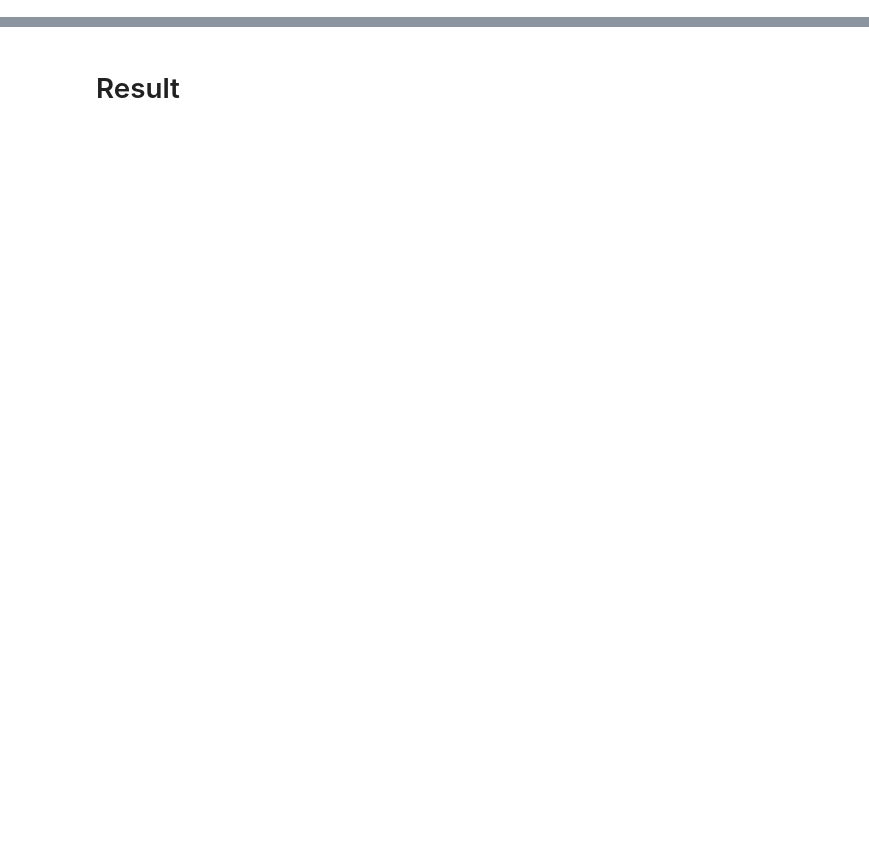
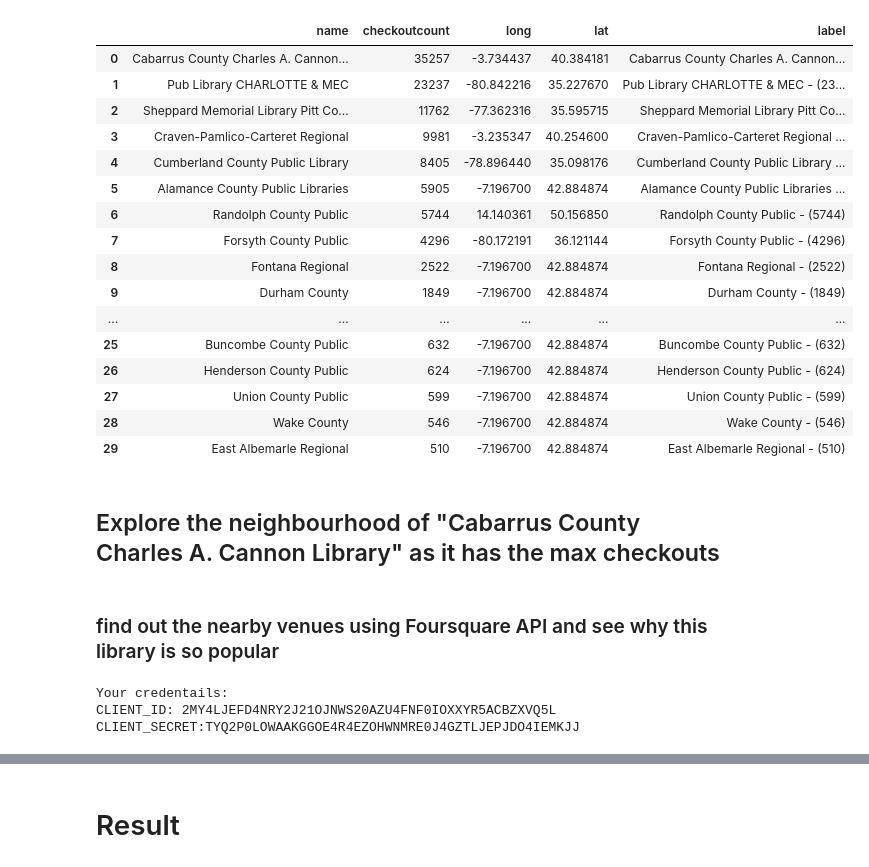
Before and after one commit to robertnadar/Coursera_Capstone, a Jupyter notebook: popularlibrariesinKS.ipynb, the cells around one changed output, grey strips where cells are left out. Saved outputs shown, nothing was run; the diff lists cells and outputs as text; code cells hidden in the pictures; blank space fills up the shorter version.

```diff
--- a/popularlibrariesinKS.ipynb
+++ b/popularlibrariesinKS.ipynb
@@ -15,0 +77,6 @@
+# %%
+# get the unique postal codes of all the libraries
+
+postalcode = df.postalcode.unique()
+df_postalcode = pd.DataFrame({'postalcode': postalcode})
+df_postalcode.head()
@@ -15,0 +90,10 @@
+# %%
+# use geolocator to find the latitude and longitude
+
+geolocator = Nominatim(user_agent="geoapiExercises")
+for i, row in df_postalcode.iterrows():
+    location = geolocator.geocode(row['postalcode'])
+    df_postalcode.at[i , 'long'] = location.longitude
+    df_postalcode.at[i , 'lat'] = location.latitude
+
+df_postalcode.head()
@@ -15,0 +107,8 @@
+# %%
+# group the dataset based on name,type and postalcode and consider type ='checkout'
+
+df_filtered = df[['name','type','postalcode']]
+df_filtered = df_filtered[df_filtered["type"] == 'checkout.post']
+df_filtered = df_filtered.rename(columns={"type": "checkoutcount"})
+df_filtered = df_filtered.groupby(['name','postalcode'])["checkoutcount"].count().reset_index()
+df_filtered.head()
@@ -15,0 +122,7 @@
+# %%
+# merge the dataframe with latitude and longitude information
+
+df_filtered = df_filtered.set_index('postalcode').join(df_postalcode.set_index('postalcode'))
+df_filtered = df_filtered.sample(frac=1).reset_index(drop=True)
+df_filtered.dropna(subset = ["long","lat"], inplace=True)
+df_filtered.head()
@@ -15,0 +136,44 @@
+# %%
+# create a new column 'label' which will be useful for graph marker
+
+df_filtered['label'] = df_filtered[['name','checkoutcount']].apply(lambda x : '{} - ({})'.format(x[0],x[1]), axis=1)
+df_filtered = df_filtered.sort_values(by=['checkoutcount'], ascending=False).reset_index(drop=True)
+df_filtered.head(30)
+# %% [output]
+|  | name | checkoutcount | long | lat | label |
+| 0 | Cabarrus County Charles A. Cannon... | 35257 | -3.734437 | 40.384181 | Cabarrus County Charles A. Cannon... |
+| 1 | Pub Library CHARLOTTE & MEC | 23237 | -80.842216 | 35.227670 | Pub Library CHARLOTTE & MEC - (23... |
+| 2 | Sheppard Memorial Library Pitt Co... | 11762 | -77.362316 | 35.595715 | Sheppard Memorial Library Pitt Co... |
+| 3 | Craven-Pamlico-Carteret Regional | 9981 | -3.235347 | 40.254600 | Craven-Pamlico-Carteret Regional ... |
+| 4 | Cumberland County Public Library | 8405 | -78.896440 | 35.098176 | Cumberland County Public Library ... |
+| 5 | Alamance County Public Libraries | 5905 | -7.196700 | 42.884874 | Alamance County Public Libraries ... |
+| 6 | Randolph County Public | 5744 | 14.140361 | 50.156850 | Randolph County Public - (5744) |
+| 7 | Forsyth County Public | 4296 | -80.172191 | 36.121144 | Forsyth County Public - (4296) |
+| 8 | Fontana Regional | 2522 | -7.196700 | 42.884874 | Fontana Regional - (2522) |
+| 9 | Durham County | 1849 | -7.196700 | 42.884874 | Durham County - (1849) |
+| ... | ... | ... | ... | ... | ... |
+| 25 | Buncombe County Public | 632 | -7.196700 | 42.884874 | Buncombe County Public - (632) |
+| 26 | Henderson County Public | 624 | -7.196700 | 42.884874 | Henderson County Public - (624) |
+| 27 | Union County Public | 599 | -7.196700 | 42.884874 | Union County Public - (599) |
+| 28 | Wake County | 546 | -7.196700 | 42.884874 | Wake County - (546) |
+| 29 | East Albemarle Regional | 510 | -7.196700 | 42.884874 | East Albemarle Regional - (510) |
+# %% [markdown]
+## Explore the neighbourhood of "Cabarrus County Charles A. Cannon Library" as it has the max checkouts
+# %% [markdown]
+###  find out the nearby venues using Foursquare API and see why this library is so popular
+# %%
+
+# Credentails for Foursquare api
+
+CLIENT_ID = '2MY4LJEFD4NRY2J21OJNWS20AZU4FNF0IOXXYR5ACBZXVQ5L' # your Foursquare ID
+CLIENT_SECRET = 'TYQ2P0LOWAAKGGOE4R4EZOHWNMRE0J4GZTLJEPJDO4IEMKJJ' # your Foursquare Secret
+
+VERSION = '20180605' # Foursquare API version
+LIMIT = 30
+print('Your credentails:')
+print('CLIENT_ID: ' + CLIENT_ID)
+print('CLIENT_SECRET:' + CLIENT_SECRET)
+# %% [output]
+Your credentails:
+CLIENT_ID: 2MY4LJEFD4NRY2J21OJNWS20AZU4FNF0IOXXYR5ACBZXVQ5L
+CLIENT_SECRET:TYQ2P0LOWAAKGGOE4R4EZOHWNMRE0J4GZTLJEPJDO4IEMKJJ
```
Also changed, not shown: parts of 46 cells of this notebook.
